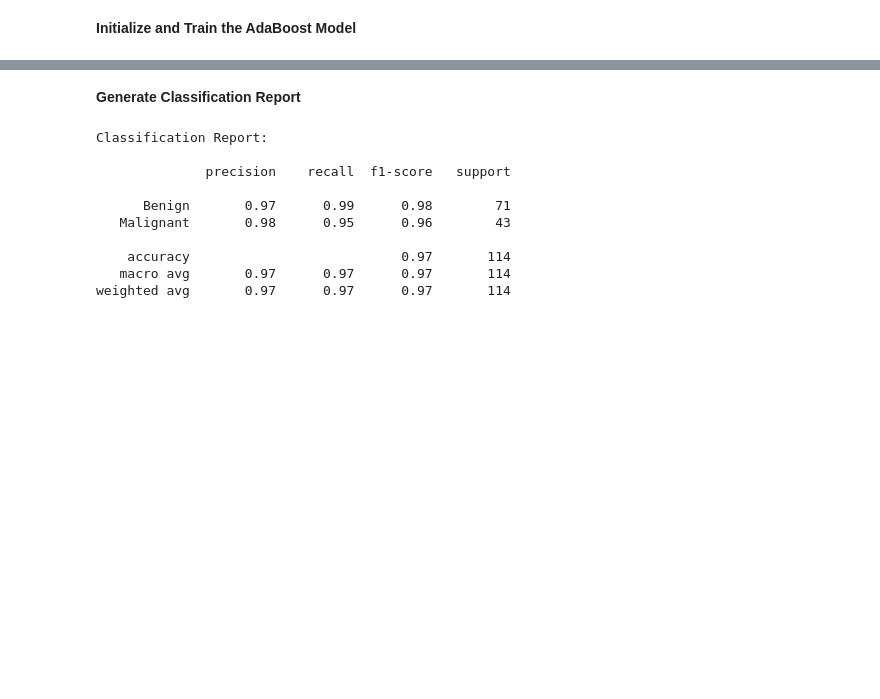
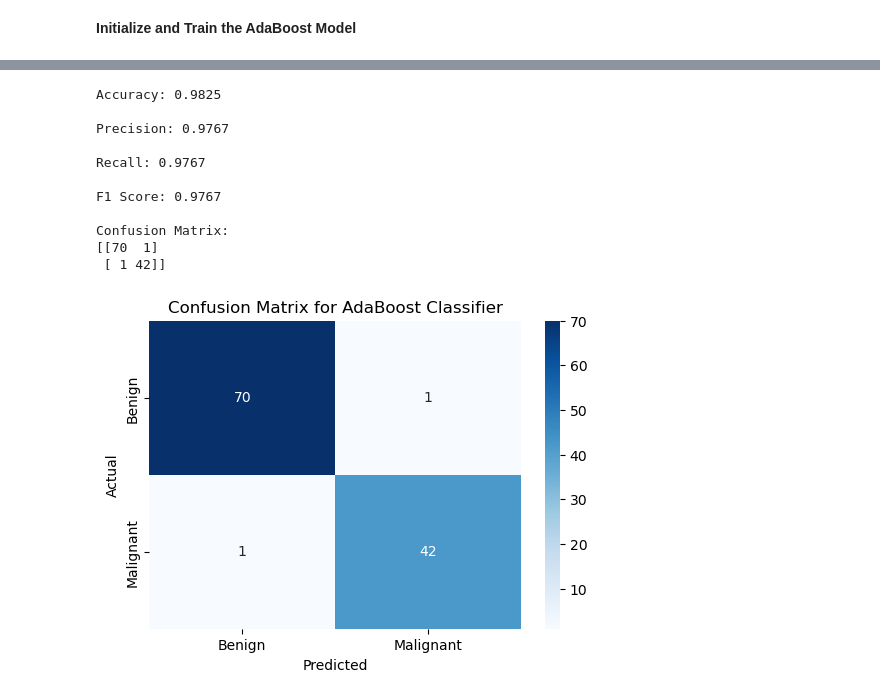
Before and after one commit to PriyankaMoorthy3025/Breast_Cancer_Detection1, a Jupyter notebook: BREAST_CANCER _DETECTION.ipynb, the cells around one changed output, grey strips where cells are left out. Drawn from its saved outputs; the diff is of its cells as text; code cells hidden in the pictures; blank space fills up the shorter version.

```diff
--- a/BREAST_CANCER _DETECTION.ipynb
+++ b/BREAST_CANCER _DETECTION.ipynb
@@ -469,0 +410,9 @@ y_pred = model.predict(X_test)
+# %%
+# Initialize AdaBoost classifier
+ada_classifier = AdaBoostClassifier(
+    estimator=DecisionTreeClassifier(max_depth=1),  # Decision stump as weak learner
+    n_estimators=50,  # Number of weak learners
+    learning_rate=1.0,  # Default learning rate
+    algorithm="SAMME",  # Set to SAMME to avoid the FutureWarning
+    random_state=42
+)
@@ -469,0 +421,3 @@ y_pred = model.predict(X_test)
+# %%
+# Training the model with SMOTE-applied data
+ada_classifier.fit(X_train_smote, y_train_smote)
@@ -470,6 +428,10 @@ y_pred = model.predict(X_test)
+# %%
+# Predicting on the test set
+y_pred_smote = ada_classifier.predict(X_test)
 # %%
-accuracy = accuracy_score(y_test, y_pred)
-precision = precision_score(y_test, y_pred)
-recall = recall_score(y_test, y_pred)
-f1 = f1_score(y_test, y_pred)
-conf_matrix = confusion_matrix(y_test, y_pred)
+# Calculating performance metrics
+accuracy_smote = accuracy_score(y_test, y_pred_smote)
+precision_smote = precision_score(y_test, y_pred_smote)
+recall_smote = recall_score(y_test, y_pred_smote)
+f1_smote = f1_score(y_test, y_pred_smote)
+conf_matrix_smote = confusion_matrix(y_test, y_pred_smote)
@@ -541,16 +438,29 @@ plt.show()
-# %% [markdown]
- **Generate Classification Report**
-# %%
-print("Classification Report:\n")
-print(classification_report(y_test, y_pred, target_names=['Benign', 'Malignant']))
-# %% [output]
-Classification Report:
-
-              precision    recall  f1-score   support
-
-      Benign       0.97      0.99      0.98        71
-   Malignant       0.98      0.95      0.96        43
-
-    accuracy                           0.97       114
-   macro avg       0.97      0.97      0.97       114
-weighted avg       0.97      0.97      0.97       114
+# %%
+# Displaying the evaluation results
+print(f"\nAccuracy: {accuracy_smote:.4f}")
+print(f"\nPrecision: {precision_smote:.4f}")
+print(f"\nRecall: {recall_smote:.4f}")
+print(f"\nF1 Score: {f1_smote:.4f}")
+print("\nConfusion Matrix:")
+print(conf_matrix_smote)
+
+# Visualize the Confusion Matrix
+plt.figure(figsize=(6, 4))
+sns.heatmap(conf_matrix_smote, annot=True, fmt='d', cmap='Blues', xticklabels=['Benign', 'Malignant'], yticklabels=['Benign', 'Malignant'])
+plt.xlabel('Predicted')
+plt.ylabel('Actual')
+plt.title('Confusion Matrix for AdaBoost Classifier')
+plt.show()
+# %% [output]
+Accuracy: 0.9825
+
+Precision: 0.9767
+
+Recall: 0.9767
+
+F1 Score: 0.9767
+
+Confusion Matrix:
+[[70  1]
+ [ 1 42]]
+[figure, added]
```
Also changed, not shown: parts of 28 cells of this notebook, 1 other file.
